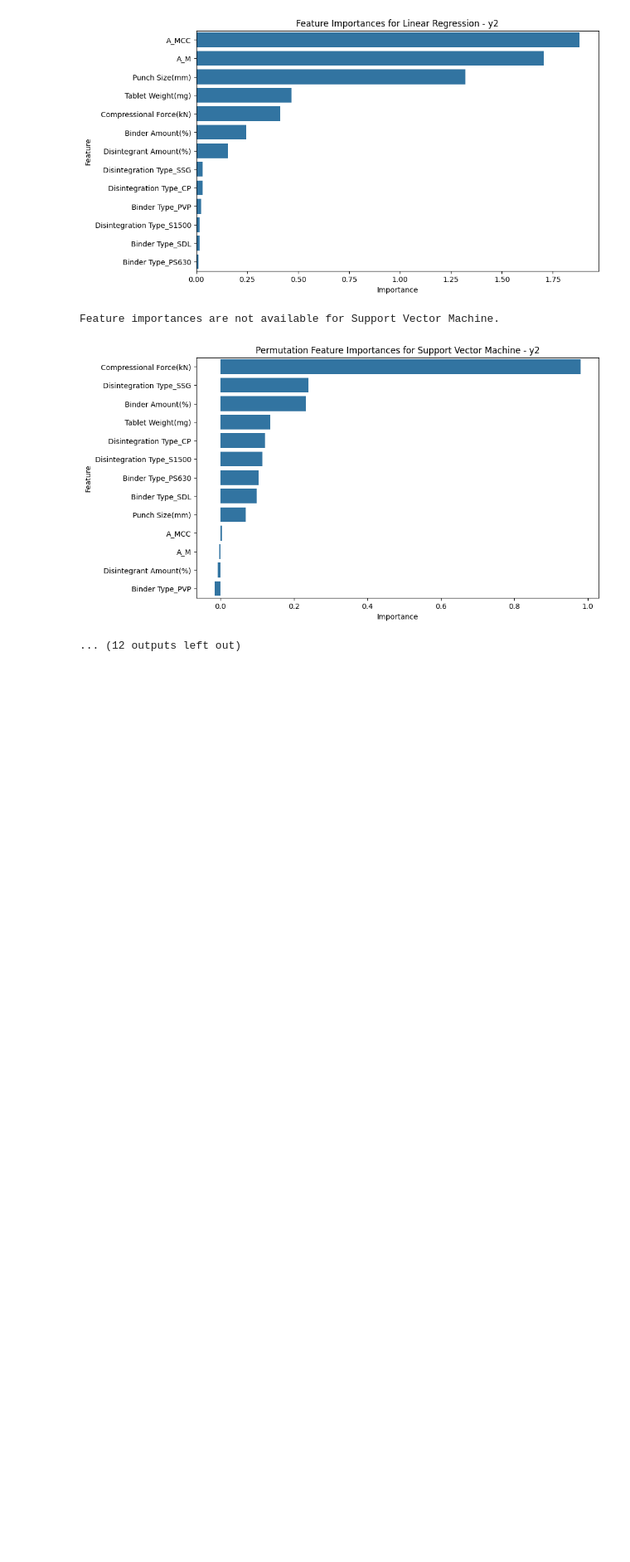
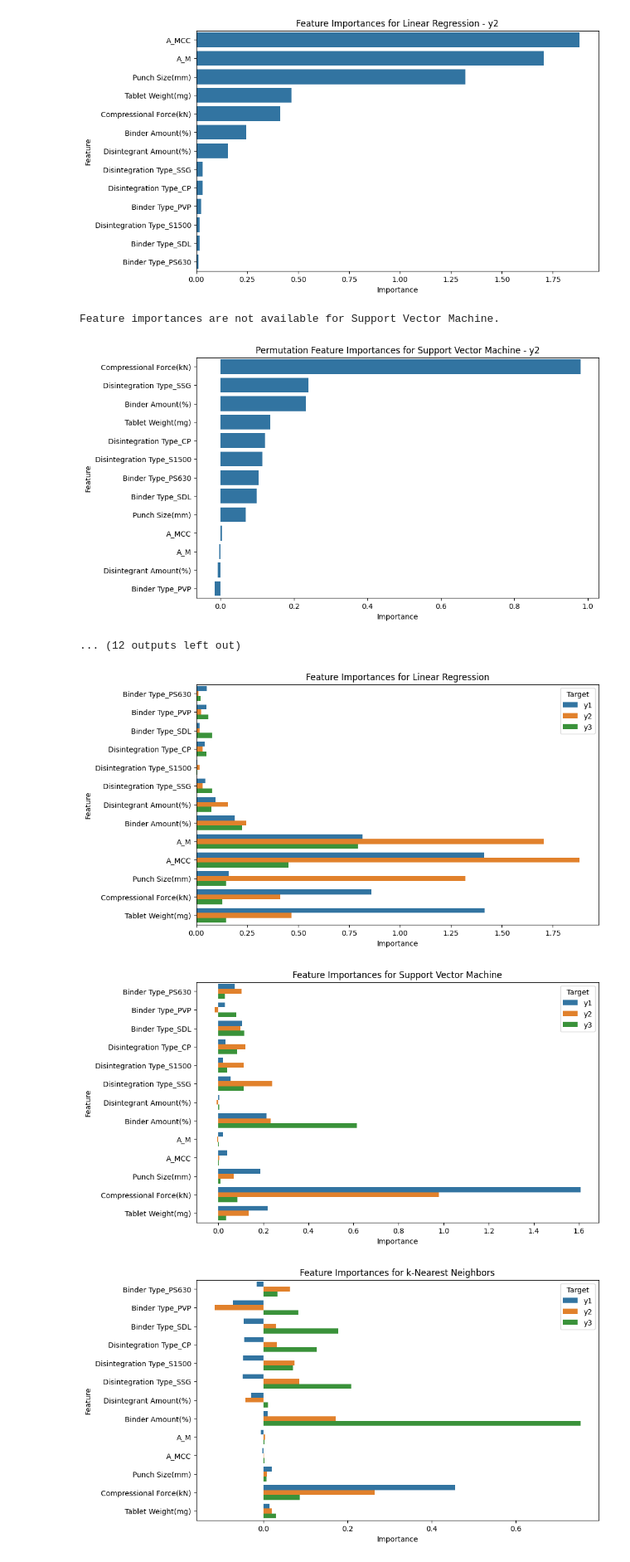
Before and after one commit to Swayamprakashpatel/IR_Tablet, a Jupyter notebook: IR_Tablet.ipynb, the cells around one changed output. Shown at 83% size. Saved outputs shown, nothing was run; the diff lists cells and outputs as text; code cells hidden in the pictures; blank space fills up the shorter version.

```diff
--- a/IR_Tablet.ipynb
+++ b/IR_Tablet.ipynb
@@ -980,3 +984,83 @@ Feature Importances for y2:
 Feature importances are not available for Support Vector Machine.
 [figure]
 ... (12 outputs left out)
+# %%
+import pandas as pd
+import numpy as np
+import matplotlib.pyplot as plt
+import seaborn as sns
+from sklearn.model_selection import train_test_split
+from sklearn.linear_model import LinearRegression
+from sklearn.svm import SVR
+from sklearn.neighbors import KNeighborsRegressor
+from sklearn.neural_network import MLPRegressor
+from sklearn.metrics import mean_squared_error
+from sklearn.preprocessing import OneHotEncoder
+from sklearn.inspection import permutation_importance
+
+# Function to calculate and visualize feature importances for all targets
+def calculate_and_save_feature_importances(models, model_names, X_train, X_test, y_trains, y_tests, target_names):
+    for model, model_name in zip(models, model_names):
+        feature_importance_dfs = []
+
+        for y_train, y_test, target_name in zip(y_trains, y_tests, target_names):
+            model.fit(X_train, y_train.values.ravel())
+            y_pred = model.predict(X_test)
+            mse = mean_squared_error(y_test, y_pred)
+
+            # Calculate feature importances for Linear Regression model
+            if isinstance(model, LinearRegression):
+                feature_importances = np.abs(model.coef_).flatten()
+            else:
+                feature_importances = None
+
+            if feature_importances is None:
+                # Use permutation importance for models that don't provide feature importances
+                perm_importance = permutation_importance(model, X_test, y_test.values.ravel(), n_repeats=10, random_state=42)
+                feature_importances = perm_importance.importances_mean
+
+            feature_names = X_train.columns
+            feature_importance_df = pd.DataFrame({'Feature': feature_names, 'Importance': feature_importances, 'Target': target_name})
+            feature_importance_dfs.append(feature_importance_df)
+
+        # Combine feature importance DataFrames for y1, y2, and y3
+        combined_feature_importance_df = pd.concat(feature_importance_dfs)
+
+        # Visualization of feature importances
+        plt.figure(figsize=(10, 6))
+        sns.barplot(x='Importance', y='Feature', hue='Target', data=combined_feature_importance_df)
+        plt.title(f'Feature Importances for {model_name}')
+        plt.xlabel('Importance')
+        plt.ylabel('Feature')
+        plt.legend(title='Target')
+        plt.savefig(f'Combined_Feature_Importances_{model_name}.tiff', dpi=600, format='tiff')
+        plt.show()
+
+# Example datasets (replace with actual data loading and preprocessing)
+# Assuming X_encoded, y1, y2, y3 are defined and preprocessed
+# Split the data
+X_train, X_test, y1_train, y1_test = train_test_split(X_encoded, y1, test_size=0.2, random_state=42)
+_, _, y2_train, y2_test = train_test_split(X_encoded, y2, test_size=0.2, random_state=42)
+_, _, y3_train, y3_test = train_test_split(X_encoded, y3, test_size=0.2, random_state=42)
+
+# Models for y1, y2, and y3
+models = [
+    LinearRegression(),
+    SVR(),
+    KNeighborsRegressor(),
+    MLPRegressor(max_iter=500)
+]
+
+model_names = ['Linear Regression', 'Support Vector Machine', 'k-Nearest Neighbors', 'Artificial Neural Network']
+target_names = ['y1', 'y2', 'y3']
+
+# y_train and y_test lists
+y_trains = [y1_train, y2_train, y3_train]
+y_tests = [y1_test, y2_test, y3_test]
+
+# Loop through all models and visualize combined feature importances for y1, y2, and y3
+calculate_and_save_feature_importances(models, model_names, X_train, X_test, y_trains, y_tests, target_names)
+# %% [output]
+[figure, added]
+[figure, added]
+[figure, added]
```
Also changed, not shown: parts of 2 cells of this notebook.
